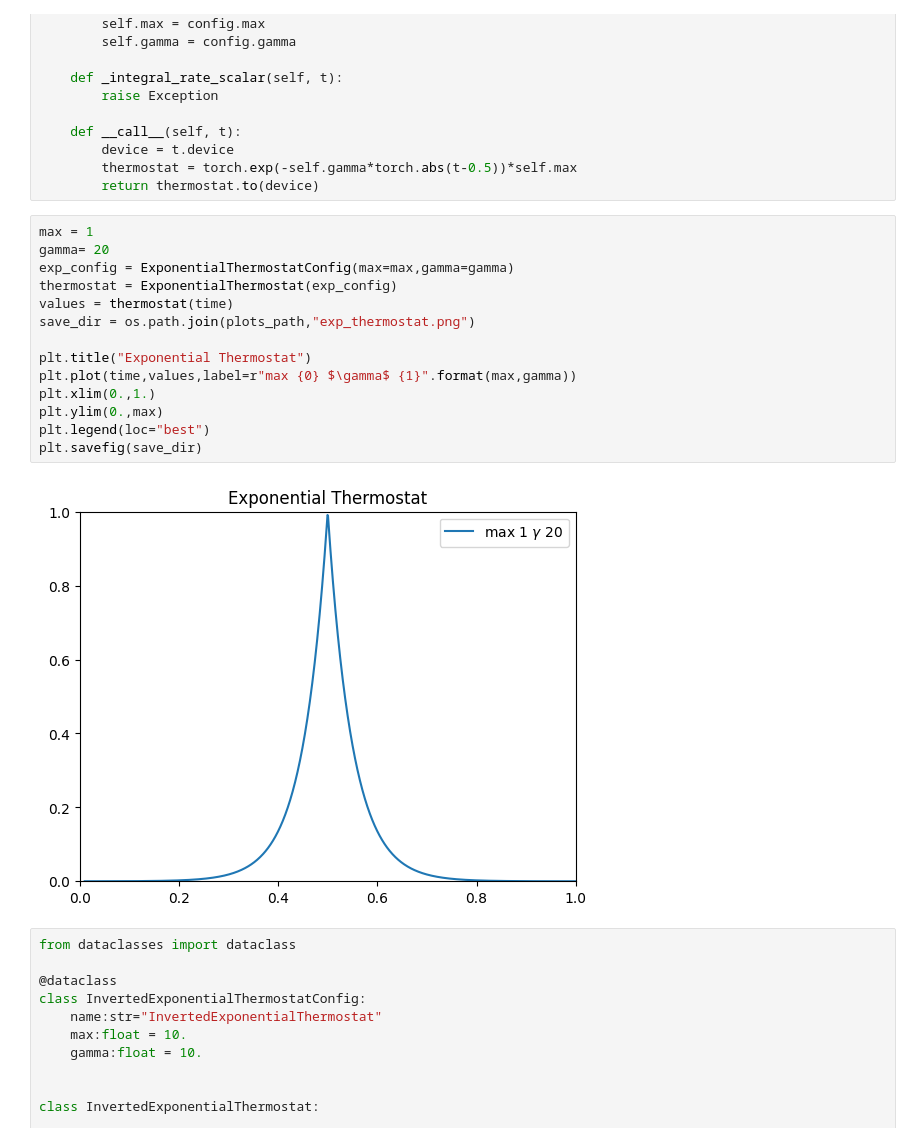
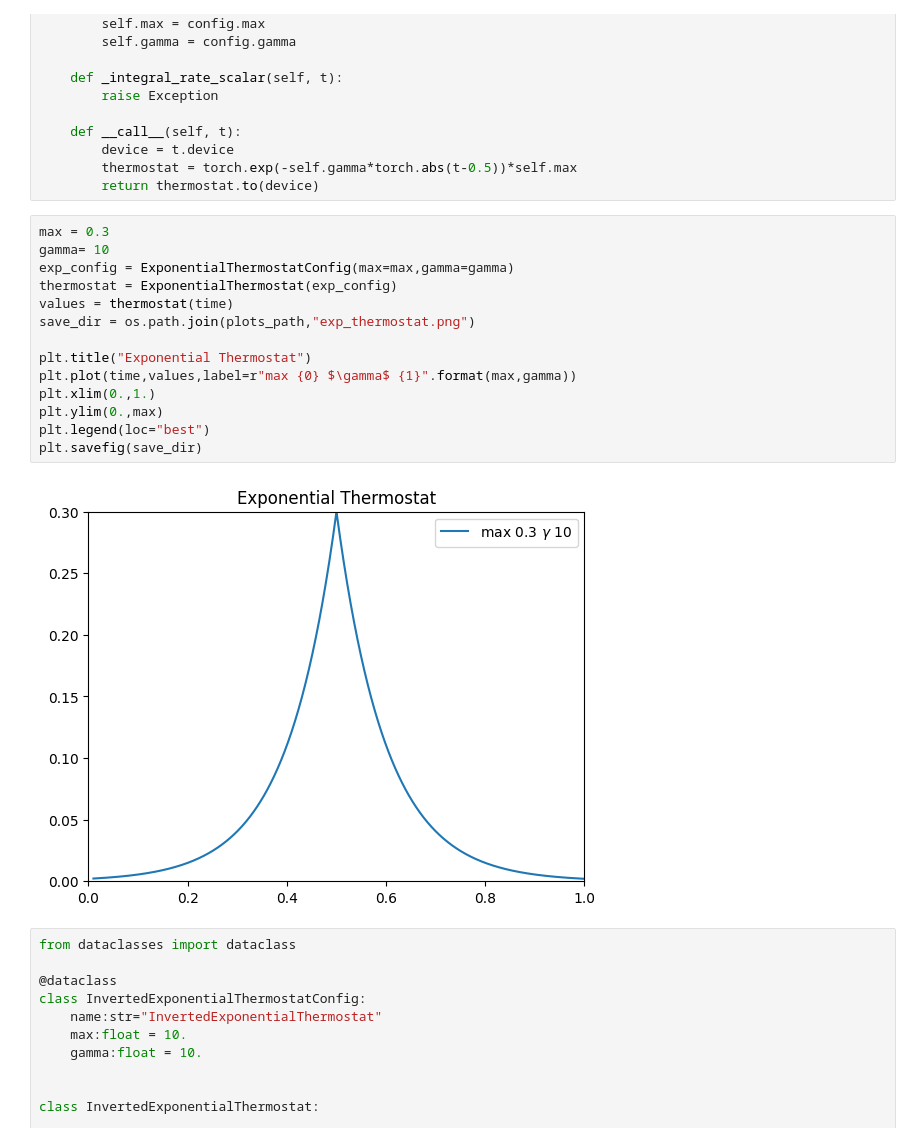
Before and after one commit to cesarali/conditional_rate_matching, a Jupyter notebook: notebooks/Models/CRM/Thermostats.ipynb, the cells around one changed output. Drawn from its saved outputs; the diff is of its cells as text.

```diff
--- a/notebooks/Models/CRM/Thermostats.ipynb
+++ b/notebooks/Models/CRM/Thermostats.ipynb
@@ -77,21 +77,21 @@ class ExponentialThermostat:
         thermostat = torch.exp(-self.gamma*torch.abs(t-0.5))*self.max
         return thermostat.to(device)
 # %%
-max = 1
-gamma= 20
+max = 0.3
+gamma= 10
 exp_config = ExponentialThermostatConfig(max=max,gamma=gamma)
 thermostat = ExponentialThermostat(exp_config)
 values = thermostat(time)
 save_dir = os.path.join(plots_path,"exp_thermostat.png")
 
 plt.title("Exponential Thermostat")
 plt.plot(time,values,label=r"max {0} $\gamma$ {1}".format(max,gamma))
 plt.xlim(0.,1.)
 plt.ylim(0.,max)
 plt.legend(loc="best")
 plt.savefig(save_dir)
 # %% [output]
-[figure, old version]
+[figure, new version]
 # %%
 from dataclasses import dataclass
 
```
Also changed, not shown: 5 other files.
